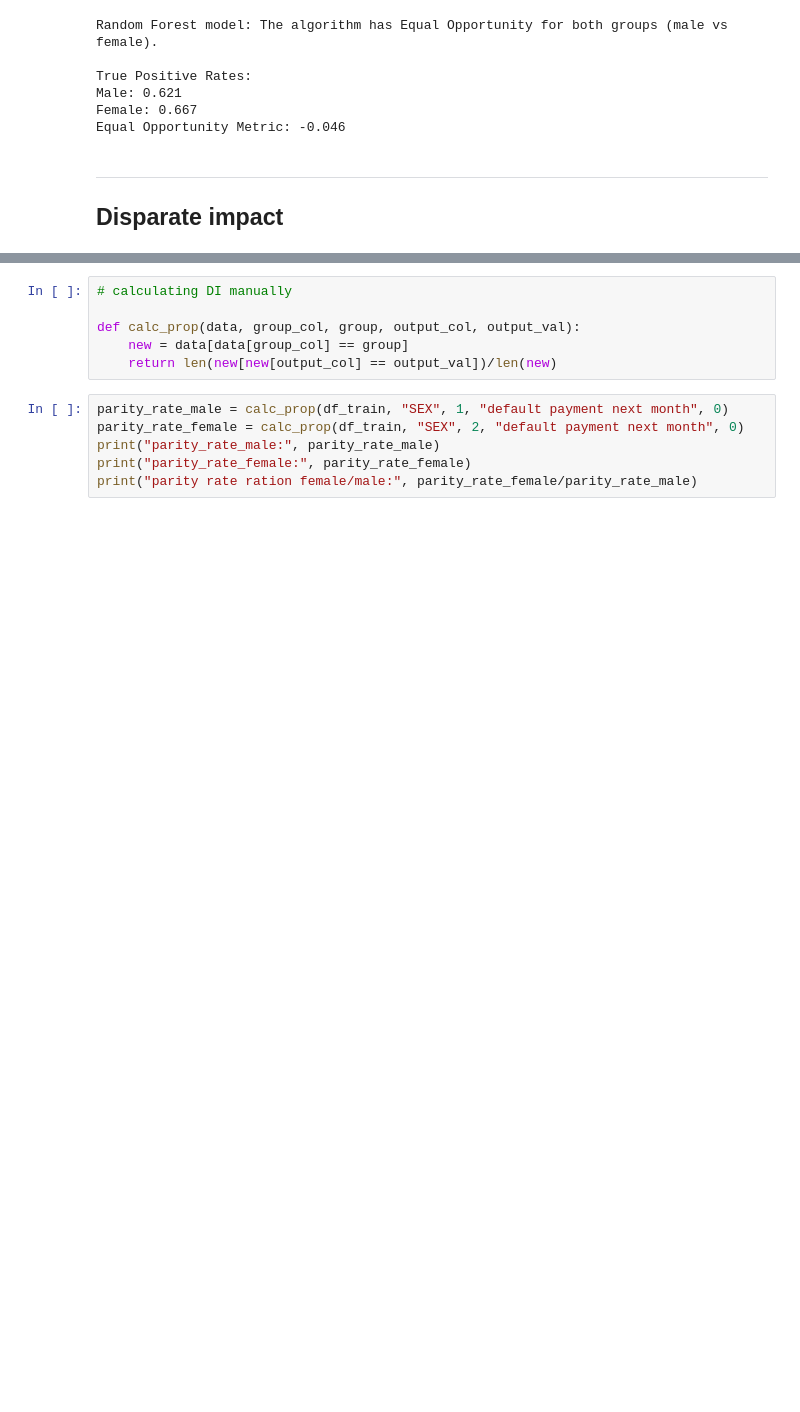
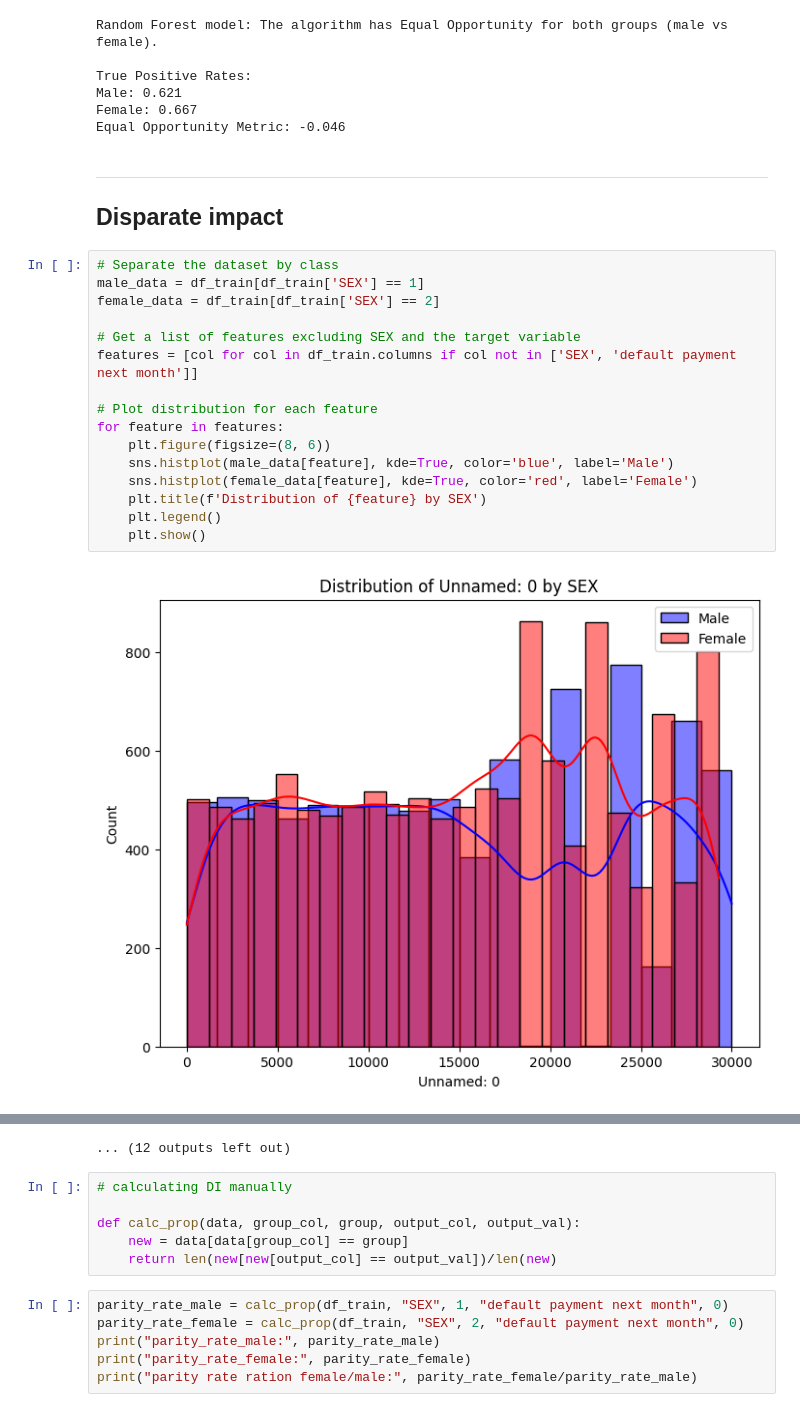
Before and after one commit to mauricioplopes/ethical-machine-learning, a Jupyter notebook: notebooks/trabalho-4 v2.ipynb, the cells around one changed output, grey strips where cells are left out. Drawn from its saved outputs; the diff is of its cells as text; blank space fills up the shorter version.

```diff
--- a/notebooks/trabalho-4 v2.ipynb
+++ b/notebooks/trabalho-4 v2.ipynb
@@ -110,3 +110,21 @@ Equal Opportunity Metric: -0.046
 # %% [markdown]
 ---
 ## Disparate impact
+# %%
+# Separate the dataset by class
+male_data = df_train[df_train['SEX'] == 1]
+female_data = df_train[df_train['SEX'] == 2]
+
+# Get a list of features excluding SEX and the target variable
+features = [col for col in df_train.columns if col not in ['SEX', 'default payment next month']]
+
+# Plot distribution for each feature
+for feature in features:
+    plt.figure(figsize=(8, 6))
+    sns.histplot(male_data[feature], kde=True, color='blue', label='Male')
+    sns.histplot(female_data[feature], kde=True, color='red', label='Female')
+    plt.title(f'Distribution of {feature} by SEX')
+    plt.legend()
+    plt.show()
+# %% [output]
+[figure, added]
@@ -113,3 +142,4 @@ Equal Opportunity Metric: -0.046
+... (12 outputs left out)
 # %%
 # calculating DI manually
 
```
Also changed, not shown: parts of 1 cell of this notebook, 4 other files.
